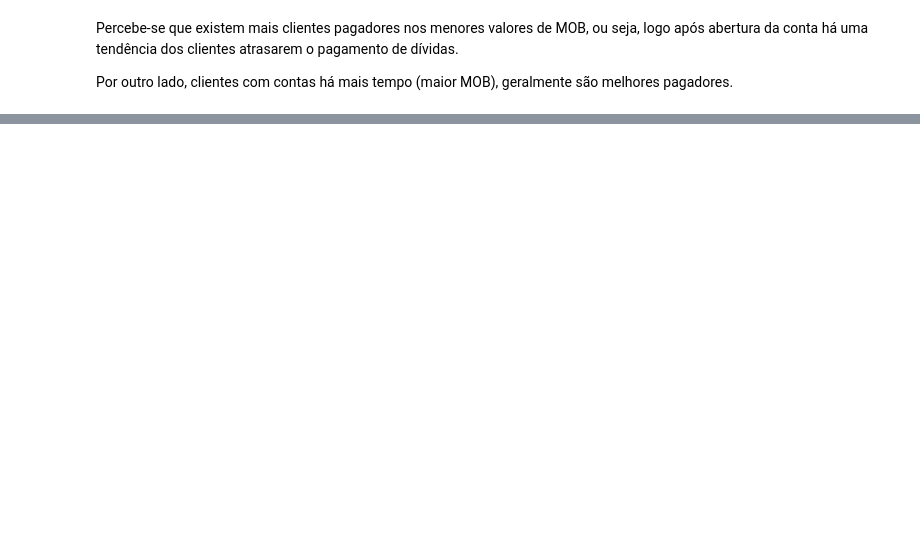
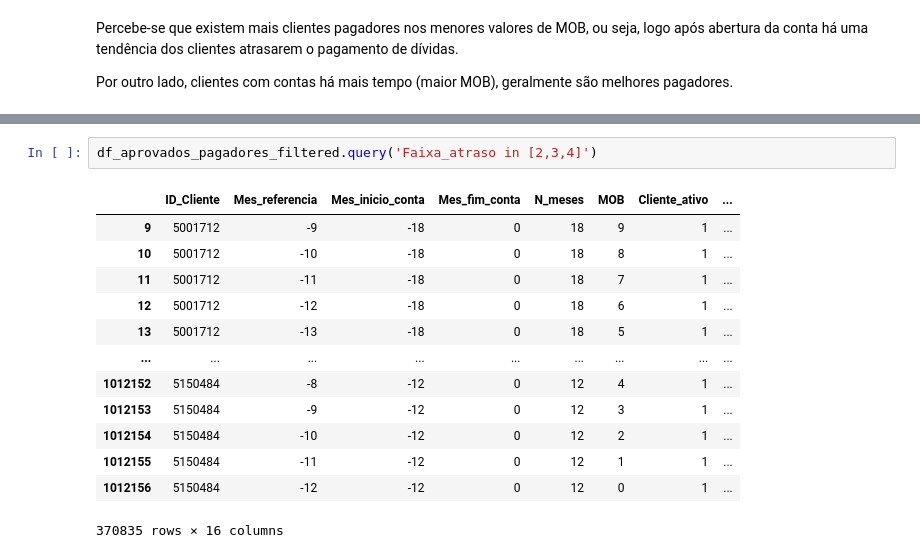
Before and after one commit to jackson-simionato/fase4_pos_tech, a Jupyter notebook: 2_Deploy_de_Aplicacoes/2_2_Criando_Variavel_Target/2_2_Criando_Variavel_Target.ipynb, the cells around one changed output, grey strips where cells are left out. Drawn from its saved outputs; the diff is of its cells as text; blank space fills up the shorter version.

```diff
--- a/2_Deploy_de_Aplicacoes/2_2_Criando_Variavel_Target/2_2_Criando_Variavel_Target.ipynb
+++ b/2_Deploy_de_Aplicacoes/2_2_Criando_Variavel_Target/2_2_Criando_Variavel_Target.ipynb
@@ -483,0 +246,16 @@ df_aprovados_pagadores.loc[df_aprovados_pagadores['ID_Cliente'] == 5001717]
+# %%
+df_aprovados_pagadores_filtered.query('Faixa_atraso in [2,3,4]')
+# %% [output]
+|  | ID_Cliente | Mes_referencia | Mes_inicio_conta | Mes_fim_conta | N_meses | MOB | Cliente_ativo | ... |
+| 9 | 5001712 | -9 | -18 | 0 | 18 | 9 | 1 | ... |
+| 10 | 5001712 | -10 | -18 | 0 | 18 | 8 | 1 | ... |
+| 11 | 5001712 | -11 | -18 | 0 | 18 | 7 | 1 | ... |
+| 12 | 5001712 | -12 | -18 | 0 | 18 | 6 | 1 | ... |
+| 13 | 5001712 | -13 | -18 | 0 | 18 | 5 | 1 | ... |
+| ... | ... | ... | ... | ... | ... | ... | ... | ... |
+| 1012152 | 5150484 | -8 | -12 | 0 | 12 | 4 | 1 | ... |
+| 1012153 | 5150484 | -9 | -12 | 0 | 12 | 3 | 1 | ... |
+| 1012154 | 5150484 | -10 | -12 | 0 | 12 | 2 | 1 | ... |
+| 1012155 | 5150484 | -11 | -12 | 0 | 12 | 1 | 1 | ... |
+| 1012156 | 5150484 | -12 | -12 | 0 | 12 | 0 | 1 | ... |
+370835 rows × 16 columns
```
Also changed, not shown: parts of 42 cells of this notebook.
